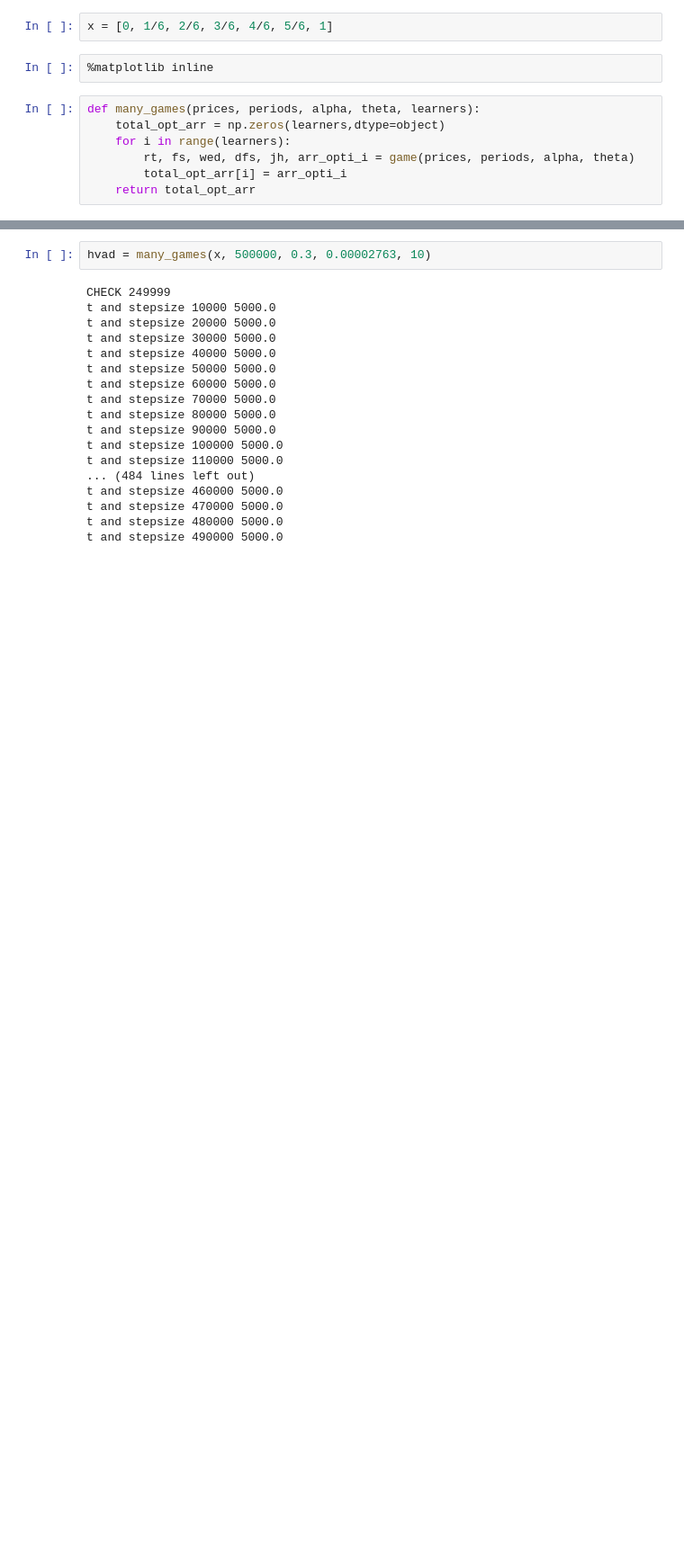
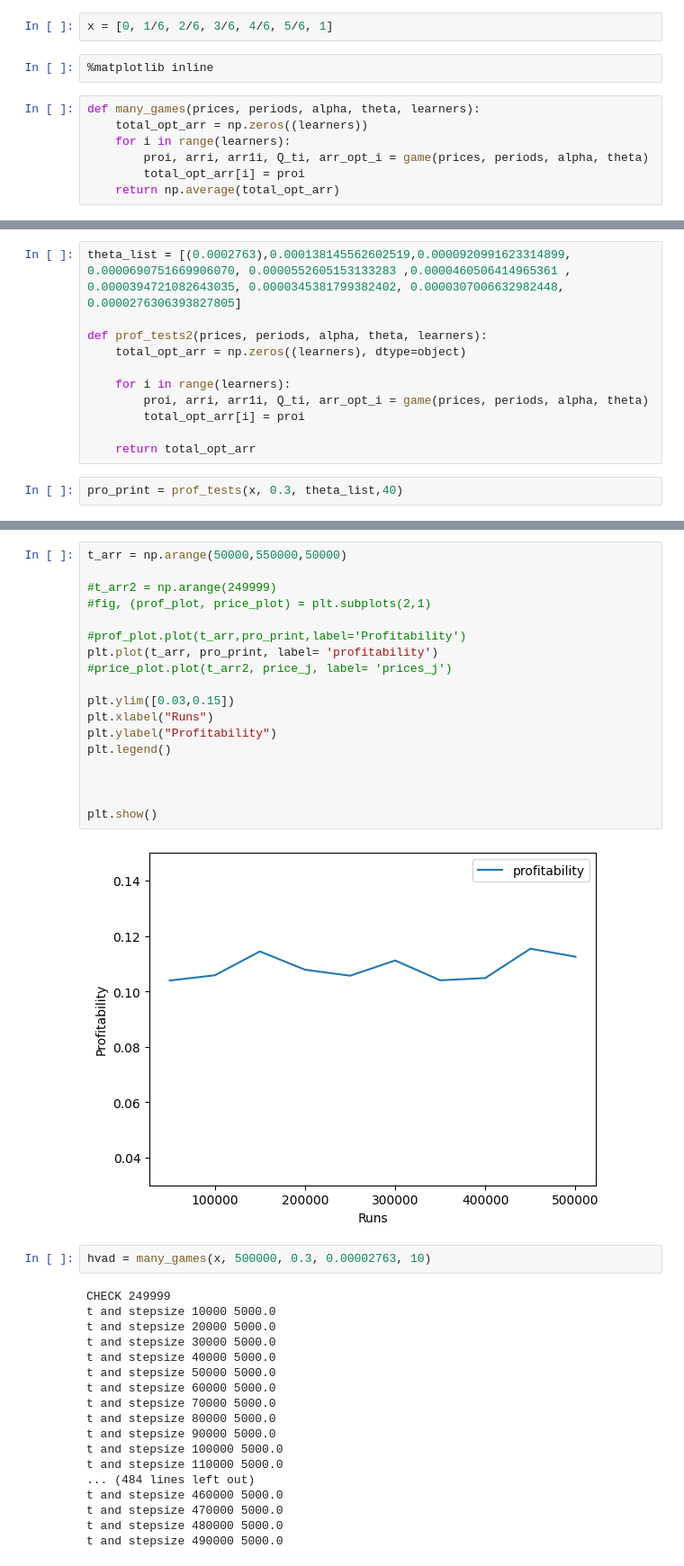
Before and after one commit to mortenvk/Bachelorprojekt, a Jupyter notebook: BachelorNotebook.ipynb, the cells around one changed output, grey strips where cells are left out. Shown: that part at 90% size. Cells and saved outputs as stored; diff of their text form; blank space fills up the shorter version.

```diff
--- a/BachelorNotebook.ipynb
+++ b/BachelorNotebook.ipynb
@@ -138,8 +143,8 @@ x = [0, 1/6, 2/6, 3/6, 4/6, 5/6, 1]
 %matplotlib inline
 # %%
 def many_games(prices, periods, alpha, theta, learners):
-    total_opt_arr = np.zeros(learners,dtype=object)
+    total_opt_arr = np.zeros((learners))
     for i in range(learners):
-        rt, fs, wed, dfs, jh, arr_opti_i = game(prices, periods, alpha, theta)
-        total_opt_arr[i] = arr_opti_i
-    return total_opt_arr
+        proi, arri, arr1i, Q_ti, arr_opt_i = game(prices, periods, alpha, theta)
+        total_opt_arr[i] = proi
+    return np.average(total_opt_arr)
@@ -145,0 +166,13 @@ def many_games(prices, periods, alpha, theta, learners):
+# %%
+theta_list = [(0.0002763),0.000138145562602519,0.0000920991623314899, 0.0000690751669906070, 0.0000552605153133283 ,0.0000460506414965361 , 0.0000394721082643035, 0.0000345381799382402, 0.0000307006632982448, 0.0000276306393827805]
+
+def prof_tests2(prices, periods, alpha, theta, learners):
+    total_opt_arr = np.zeros((learners), dtype=object)
+
+    for i in range(learners):
+        proi, arri, arr1i, Q_ti, arr_opt_i = game(prices, periods, alpha, theta)
+        total_opt_arr[i] = proi
+
+    return total_opt_arr
+# %%
+pro_print = prof_tests(x, 0.3, theta_list,40)
@@ -146,3 +197,23 @@ def many_games(prices, periods, alpha, theta, learners):
+# %%
+t_arr = np.arange(50000,550000,50000)
+
+#t_arr2 = np.arange(249999)
+#fig, (prof_plot, price_plot) = plt.subplots(2,1)
+
+#prof_plot.plot(t_arr,pro_print,label='Profitability')
+plt.plot(t_arr, pro_print, label= 'profitability')
+#price_plot.plot(t_arr2, price_j, label= 'prices_j')
+
+plt.ylim([0.03,0.15])
+plt.xlabel("Runs")
+plt.ylabel("Profitability")
+plt.legend()
+
+
+
+plt.show()
+# %% [output]
+[figure, added]
 # %%
 hvad = many_games(x, 500000, 0.3, 0.00002763, 10)
 # %% [output]
```
Also changed, not shown: parts of 4 cells of this notebook, 7 other files.
